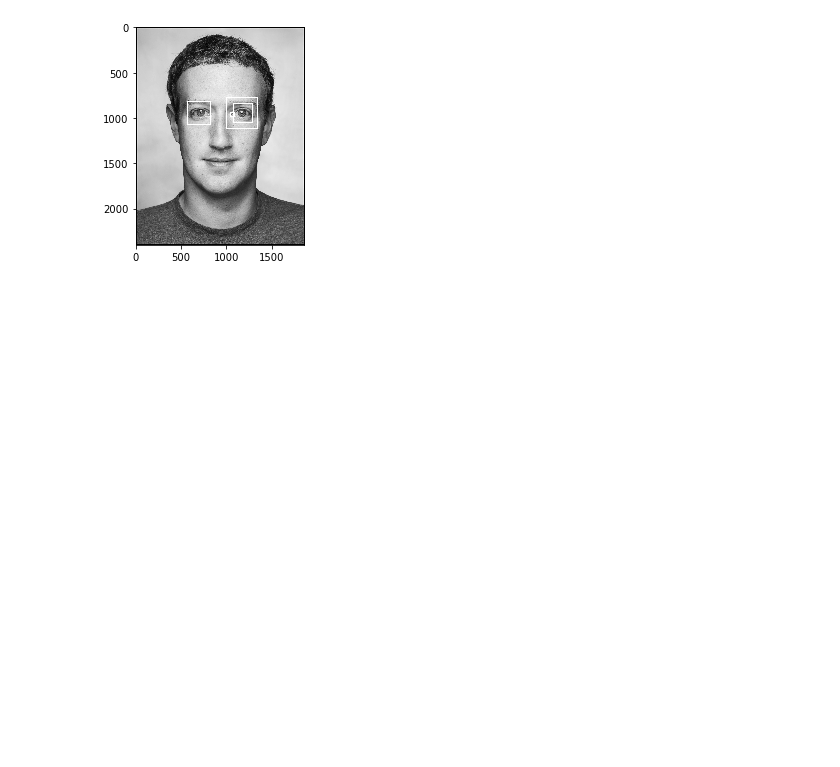
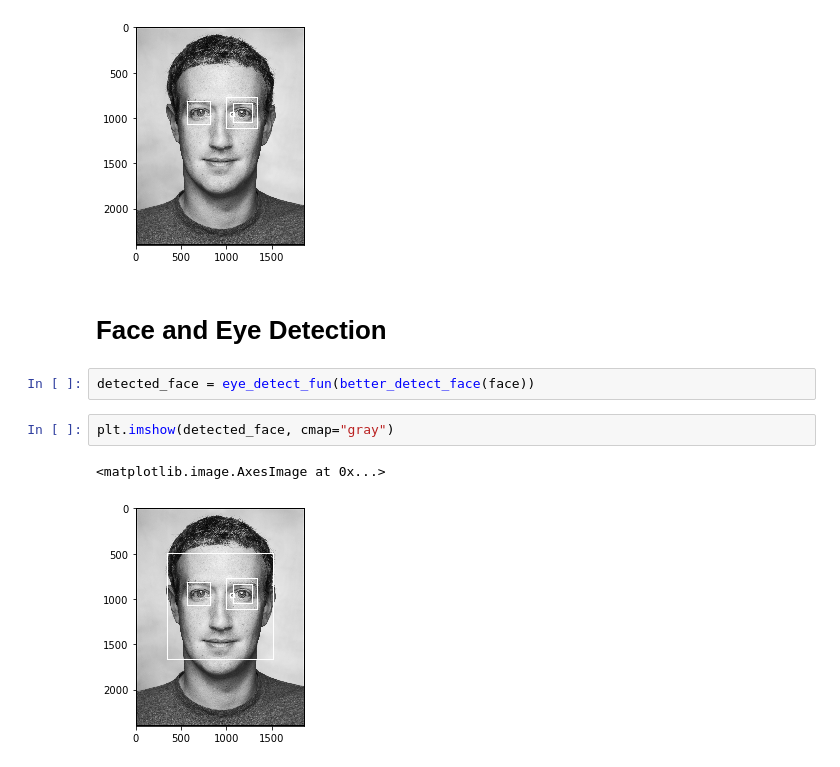
Before and after one commit to ahmadkhan242/object-detection-and-tracking, a Jupyter notebook: Object_detection.ipynb, the cells around one changed output. Cells and saved outputs as stored; diff of their text form; blank space fills up the shorter version.

Commit message:
Added Face and eye detection code

```diff
--- a/Object_detection.ipynb
+++ b/Object_detection.ipynb
@@ -73,3 +73,12 @@ plt.imshow(eye_detect_fun(face),cmap='gray')
 # %% [output]
 <matplotlib.image.AxesImage at 0x...>
 [figure]
+# %% [markdown]
+# Face and Eye Detection
+# %%
+detected_face = eye_detect_fun(better_detect_face(face))
+# %%
+plt.imshow(detected_face, cmap="gray")
+# %% [output]
+<matplotlib.image.AxesImage at 0x...>
+[figure, added]
```
Also changed, not shown: parts of 1 cell of this notebook.
